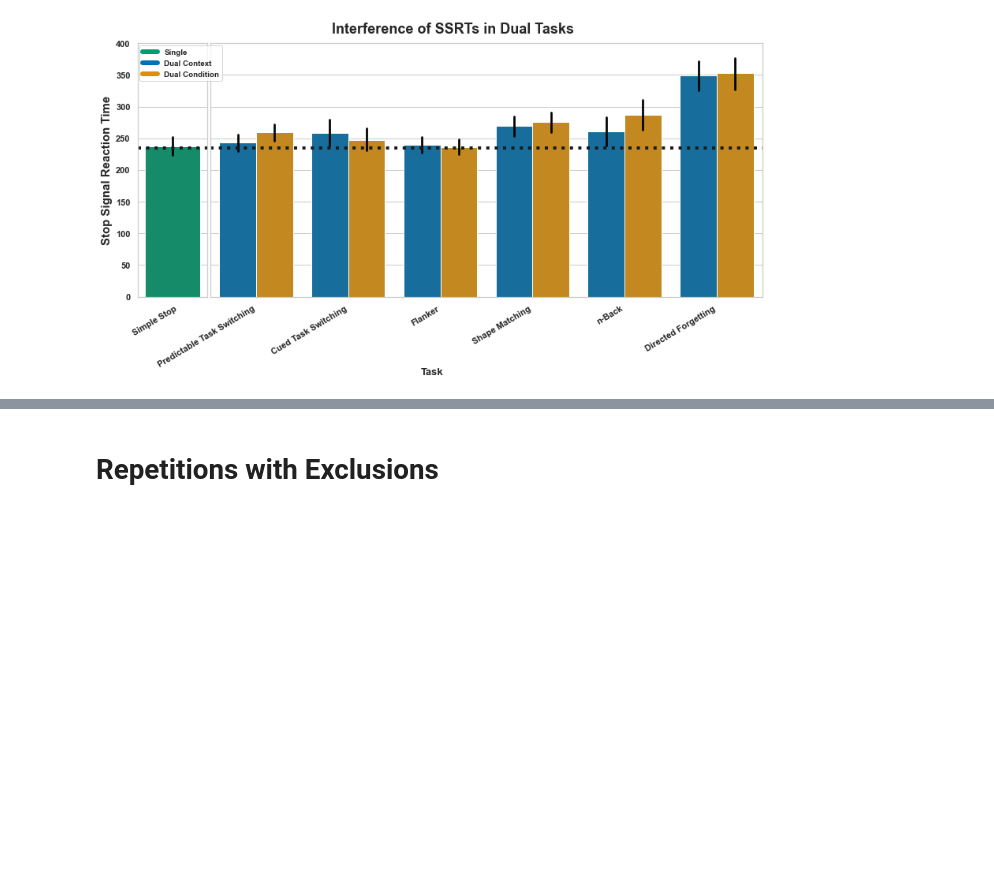
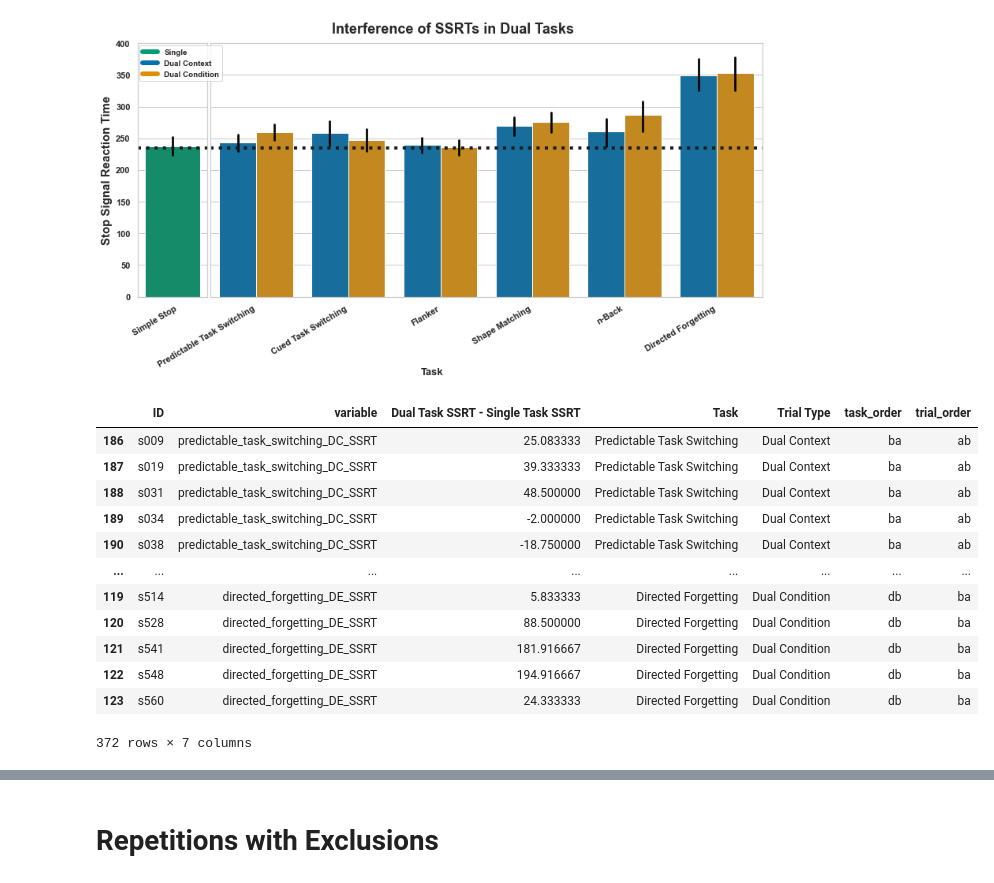
Before and after one commit to henrymj/mturk_dualStop_analysis, a Jupyter notebook: analysis-validation_dataset-validation.ipynb, the cells around one changed output, grey strips where cells are left out. Drawn from its saved outputs; the diff is of its cells as text; code cells hidden in the pictures; blank space fills up the shorter version.

Commit message:
functionalize cells in validation nbs, use for exclusion pipeline

```diff
--- a/analysis-validation_dataset-validation.ipynb
+++ b/analysis-validation_dataset-validation.ipynb
@@ -167,10 +167,13 @@ SSRTs_ThreshSubs = flattened_data.loc[:, flattened_data.columns.str.contains("wT
 # %% [markdown]
 # Validation Analyses
 # %%
-old_nSubs = len(SSRTs)
-SSRTs = SSRTs.dropna()
-new_nSubs = len(SSRTs)
-print(f'{old_nSubs-new_nSubs} subs dropped for nan cell')
+def filter_out_nans(SSRTs):
+    old_nSubs = len(SSRTs)
+    SSRTs = SSRTs.dropna()
+    new_nSubs = len(SSRTs)
+    print(f'{old_nSubs-new_nSubs} subs dropped for nan cell')
+    return SSRTs
+SSRTs = filter_out_nans(SSRTs)
 # %% [output]
 2 subs dropped for nan cell
 # %% [markdown]
@@ -242,6 +261,9 @@ shape_matching: Mean=34.85, t=3.686, p=0.000151, d=1.01
 # %% [markdown]
 ## Planned related-samples t-test for n-Back load
 # %%
-diff_SSRTs = SSRTs.sub(SSRTs.filter(regex='SE').values)
-del diff_SSRTs['SE_SSRT']
+def subtract_SE_SSRTs(SSRTs):
+    diff_SSRTs = SSRTs.sub(SSRTs.filter(regex='SE').values)
+    del diff_SSRTs['SE_SSRT']
+    return diff_SSRTs
+diff_SSRTs = subtract_SE_SSRTs(SSRTs)
 # %%
@@ -368,13 +410,32 @@ plt.close()
 # %% [output]
 [figure]
 # %%
-melted_diffs = diff_SSRTs.reset_index().melt(id_vars='ID', value_name='Dual Task SSRT - Single Task SSRT')
-melted_diffs['Task'] = [i.split('_SSRT')[0].replace('_DC', '').replace('_DE', '') for i in melted_diffs['variable']]
-melted_diffs['Trial Type'] = [context_str(i) for i in melted_diffs['variable']]
+def clean_diffs_for_Seaborn(diff_SSRTs):
+    melted_diffs = diff_SSRTs.reset_index().melt(id_vars='ID', value_name='Dual Task SSRT - Single Task SSRT')
+    melted_diffs['Task'] = [i.split('_SSRT')[0].replace('_DC', '').replace('_DE', '') for i in melted_diffs['variable']]
+    melted_diffs['Trial Type'] = [context_str(i) for i in melted_diffs['variable']]
 
-melted_diffs['task_order'] = melted_diffs['Task'].map(task_order_dict)
-melted_diffs['trial_order'] = melted_diffs['Trial Type'].map(trial_order_dict)
+    melted_diffs['task_order'] = melted_diffs['Task'].map(task_order_dict)
+    melted_diffs['trial_order'] = melted_diffs['Trial Type'].map(trial_order_dict)
 
-melted_diffs = melted_diffs.sort_values(['task_order', 'trial_order'])
-melted_diffs['Task'] = melted_diffs['Task'].map(formal_tasks)
+    melted_diffs = melted_diffs.sort_values(['task_order', 'trial_order'])
+    melted_diffs['Task'] = melted_diffs['Task'].map(formal_tasks)
+    return melted_diffs
+
+melted_diffs = clean_diffs_for_Seaborn(diff_SSRTs)
+melted_diffs
+# %% [output]
+|  | ID | variable | Dual Task SSRT - Single Task SSRT | Task | Trial Type | task_order | trial_order |
+| 186 | s009 | predictable_task_switching_DC_SSRT | 25.083333 | Predictable Task Switching | Dual Context | ba | ab |
+| 187 | s019 | predictable_task_switching_DC_SSRT | 39.333333 | Predictable Task Switching | Dual Context | ba | ab |
+| 188 | s031 | predictable_task_switching_DC_SSRT | 48.500000 | Predictable Task Switching | Dual Context | ba | ab |
+| 189 | s034 | predictable_task_switching_DC_SSRT | -2.000000 | Predictable Task Switching | Dual Context | ba | ab |
+| 190 | s038 | predictable_task_switching_DC_SSRT | -18.750000 | Predictable Task Switching | Dual Context | ba | ab |
+| ... | ... | ... | ... | ... | ... | ... | ... |
+| 119 | s514 | directed_forgetting_DE_SSRT | 5.833333 | Directed Forgetting | Dual Condition | db | ba |
+| 120 | s528 | directed_forgetting_DE_SSRT | 88.500000 | Directed Forgetting | Dual Condition | db | ba |
+| 121 | s541 | directed_forgetting_DE_SSRT | 181.916667 | Directed Forgetting | Dual Condition | db | ba |
+| 122 | s548 | directed_forgetting_DE_SSRT | 194.916667 | Directed Forgetting | Dual Condition | db | ba |
+| 123 | s560 | directed_forgetting_DE_SSRT | 24.333333 | Directed Forgetting | Dual Condition | db | ba |
+372 rows × 7 columns
 # %%
```
Also changed, not shown: parts of 14 cells of this notebook, 13 other files.
